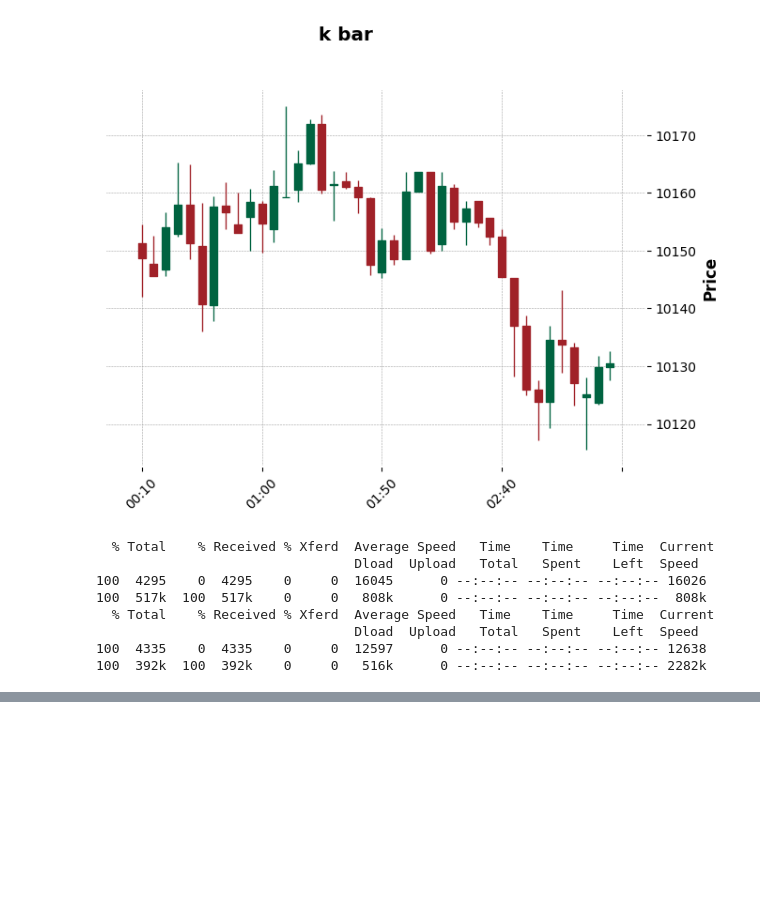
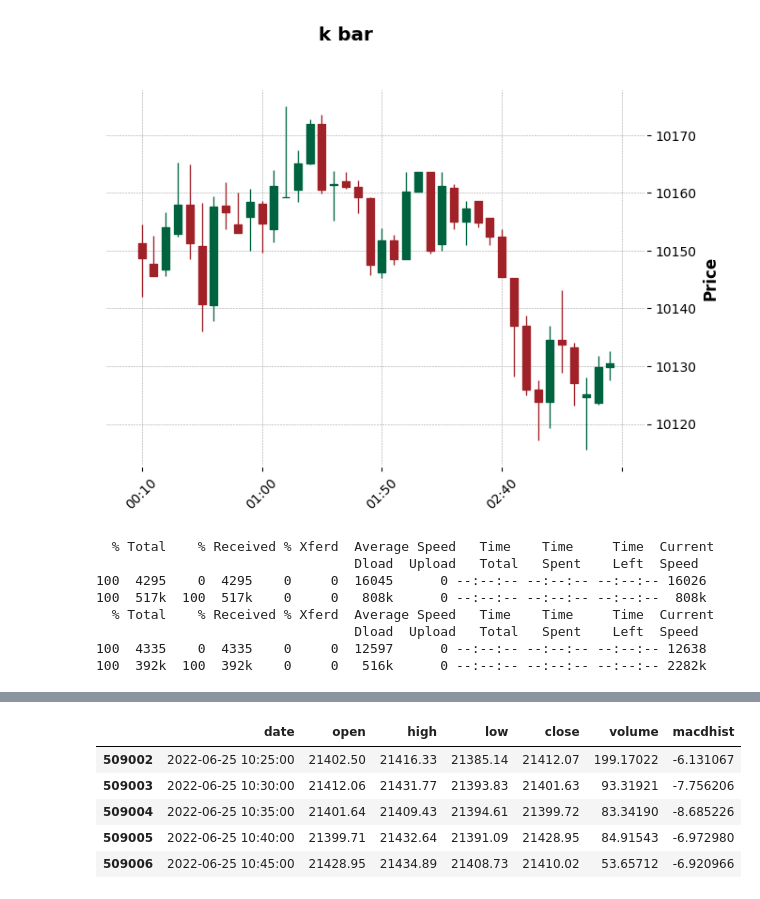
Before and after one commit to tc3oliver/StratLabFreq, a Jupyter notebook: MACD_Divergence_Analysis.ipynb, the cells around one changed output, grey strips where cells are left out. Cells and saved outputs as stored; diff of their text form; code cells hidden in the pictures; blank space fills up the shorter version.

```diff
--- a/MACD_Divergence_Analysis.ipynb
+++ b/MACD_Divergence_Analysis.ipynb
@@ -185,0 +206,10 @@ while True:
+# %%
+df = get_random_count_values_dataframe(dataframe)
+df.head()
+# %% [output]
+|  | date | open | high | low | close | volume | macdhist |
+| 509002 | 2022-06-25 10:25:00 | 21402.50 | 21416.33 | 21385.14 | 21412.07 | 199.17022 | -6.131067 |
+| 509003 | 2022-06-25 10:30:00 | 21412.06 | 21431.77 | 21393.83 | 21401.63 | 93.31921 | -7.756206 |
+| 509004 | 2022-06-25 10:35:00 | 21401.64 | 21409.43 | 21394.61 | 21399.72 | 83.34190 | -8.685226 |
+| 509005 | 2022-06-25 10:40:00 | 21399.71 | 21432.64 | 21391.09 | 21428.95 | 84.91543 | -6.972980 |
+| 509006 | 2022-06-25 10:45:00 | 21428.95 | 21434.89 | 21408.73 | 21410.02 | 53.65712 | -6.920966 |
```
Also changed, not shown: parts of 4 cells of this notebook.
